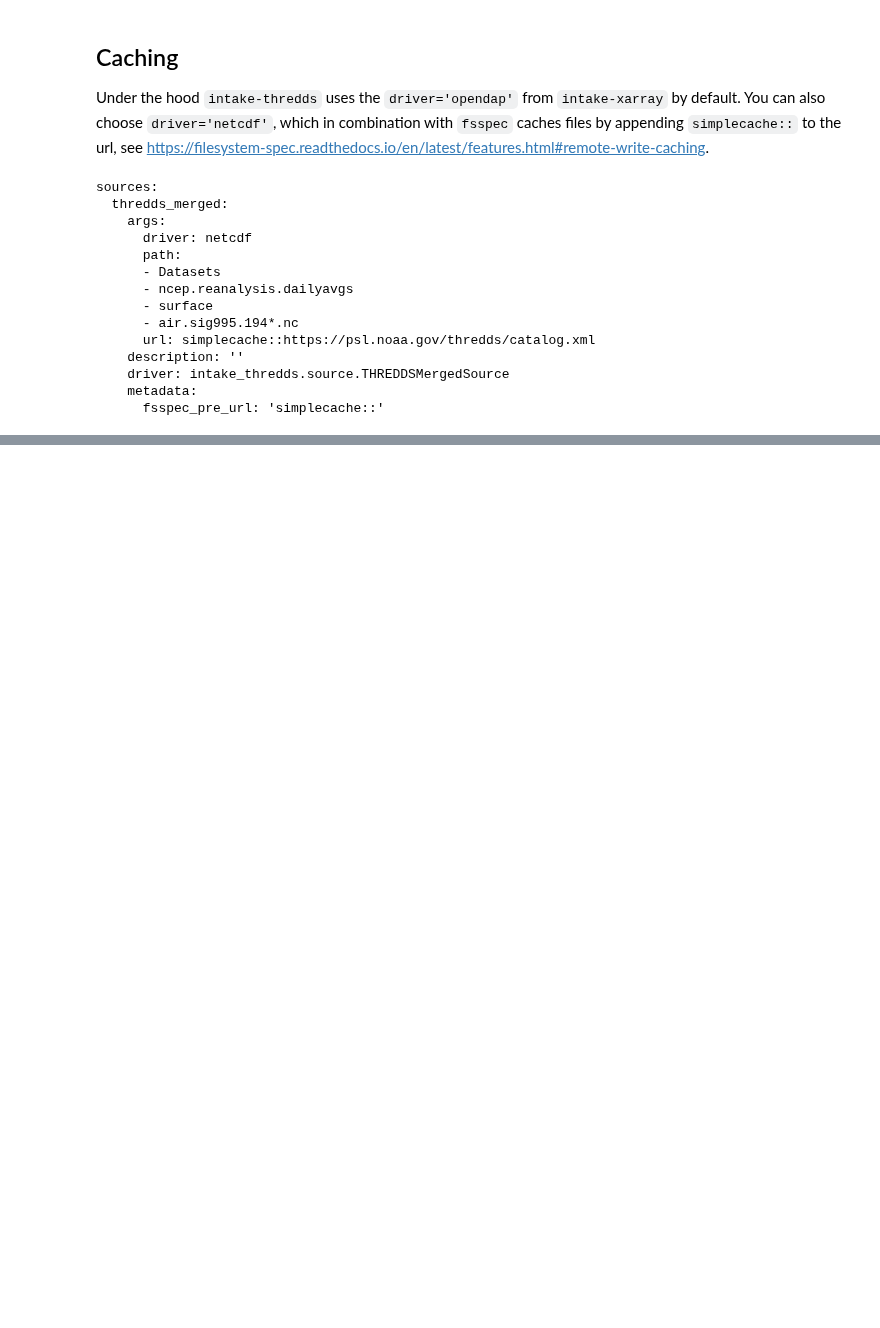
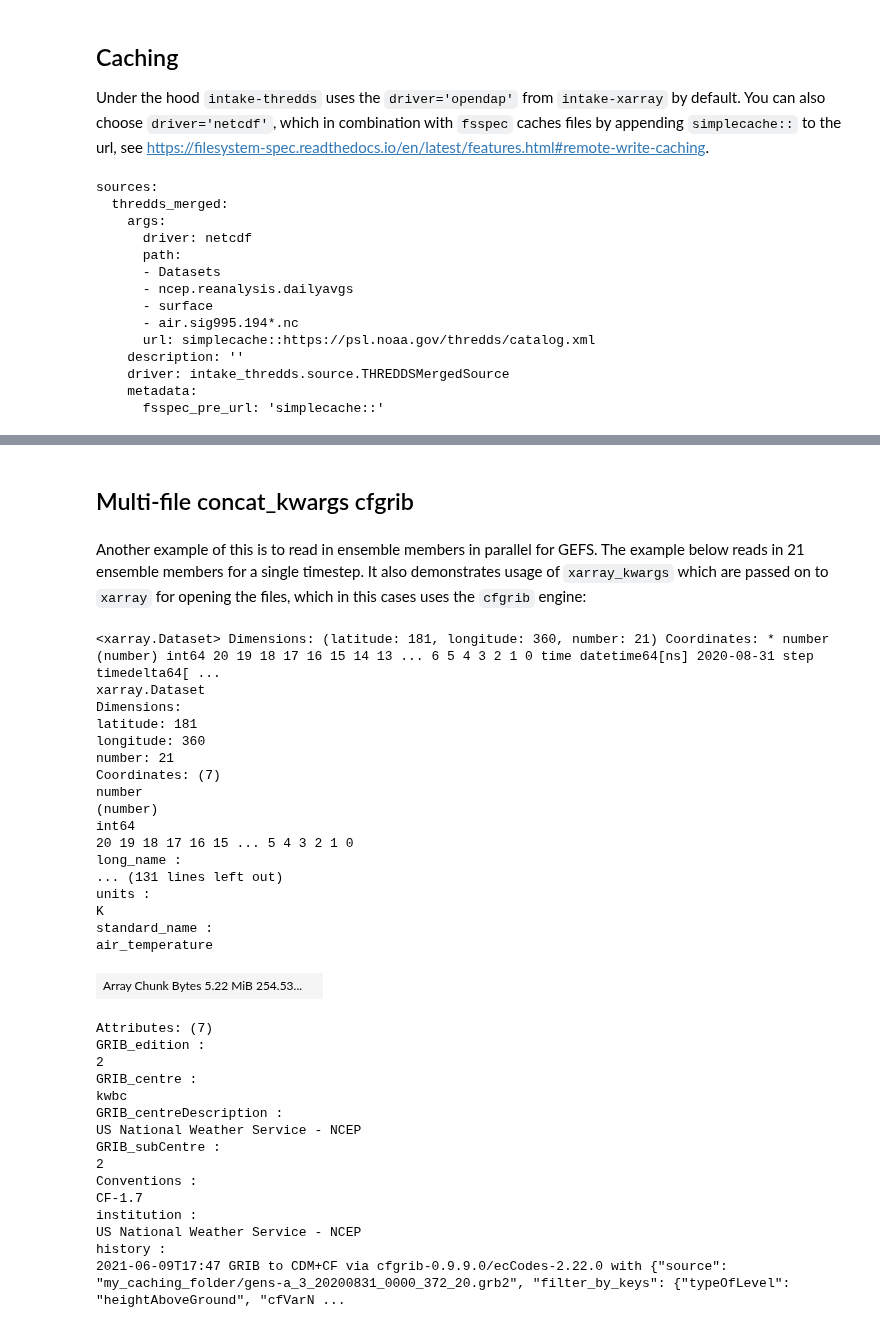
Before and after one commit to intake/intake-thredds, a Jupyter notebook: docs/source/tutorial.ipynb, the cells around one changed output, grey strips where cells are left out. Saved outputs shown, nothing was run; the diff lists cells and outputs as text; code cells hidden in the pictures; blank space fills up the shorter version.

Commit message:
DOC: GEFS example (#40)
* DOC: GEFS example

* add pre-commit to yaml and mention cfgrid

* add heading

Co-authored-by: Ray Bell <ray.bell@dtn.com>

```diff
--- a/docs/source/tutorial.ipynb
+++ b/docs/source/tutorial.ipynb
@@ -322,0 +321,53 @@ Wall time: 12.9 µs
+# %% [markdown]
+## Multi-file concat_kwargs cfgrib
+# %% [markdown]
+Another example of this is to read in ensemble members in parallel for GEFS. The example below reads in 21 ensemble members for a single timestep. It also demonstrates usage of `xarray_kwargs` which are passed on to `xarray` for opening the files, which in this cases uses the `cfgrib` engine:
+# %%
+cat_url = 'https://www.ncei.noaa.gov/thredds/catalog/model-gefs-003/202008/20200831/catalog.xml'
+source = intake.open_thredds_merged(
+    f'simplecache::{cat_url}',
+    path=["NCEP gens-a Grid 3 Member-Forecast *-372 for 2020-08-31 00:00*"],
+    driver="netcdf",
+    concat_kwargs={"dim": "number"},
+    xarray_kwargs=dict(
+        engine="cfgrib",
+        backend_kwargs=dict(
+            filter_by_keys={"typeOfLevel": "heightAboveGround", "cfVarName": "t2m"}
+        ),
+    ),
+)
+source.to_dask()
+# %% [output]
+<xarray.Dataset> Dimensions: (latitude: 181, longitude: 360, number: 21) Coordinates: * number (number) int64 20 19 18 17 16 15 14 13 ... 6 5 4 3 2 1 0 time datetime64[ns] 2020-08-31 step timedelta64[ ...
+xarray.Dataset
+Dimensions:
+latitude: 181
+longitude: 360
+number: 21
+Coordinates: (7)
+number
+(number)
+int64
+20 19 18 17 16 15 ... 5 4 3 2 1 0
+long_name :
+... (131 lines left out)
+units :
+K
+standard_name :
+air_temperature
+| Array Chunk Bytes 5.22 MiB 254.53... |  |
+Attributes: (7)
+GRIB_edition :
+2
+GRIB_centre :
+kwbc
+GRIB_centreDescription :
+US National Weather Service - NCEP
+GRIB_subCentre :
+2
+Conventions :
+CF-1.7
+institution :
+US National Weather Service - NCEP
+history :
+2021-06-09T17:47 GRIB to CDM+CF via cfgrib-0.9.9.0/ecCodes-2.22.0 with {"source": "my_caching_folder/gens-a_3_20200831_0000_372_20.grb2", "filter_by_keys": {"typeOfLevel": "heightAboveGround", "cfVarN ...
```
Also changed, not shown: parts of 7 cells of this notebook, 2 other files.
